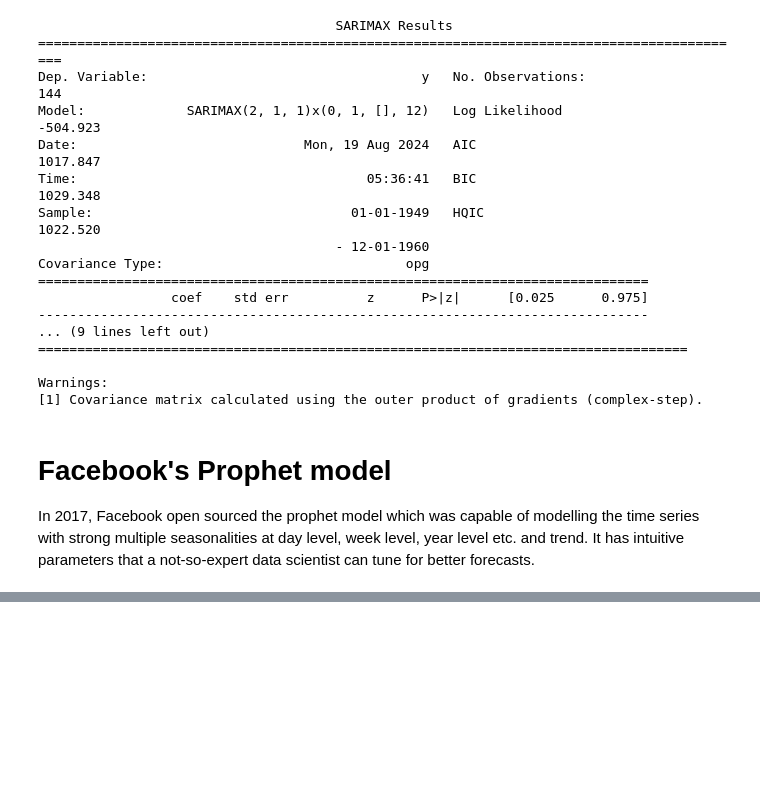
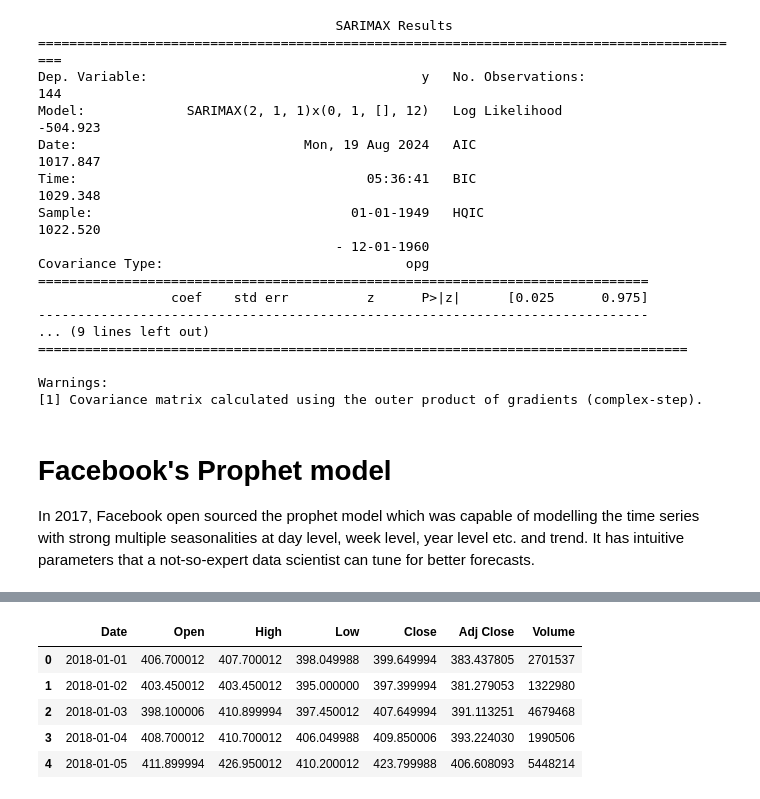
Before and after one commit to KOWSALYAAARU/test_app, a Jupyter notebook: time_series_forecasting_casestudy_1.ipynb, the cells around one changed output, grey strips where cells are left out. Cells and saved outputs as stored; diff of their text form; code cells hidden in the pictures; blank space fills up the shorter version.

```diff
--- a/time_series_forecasting_casestudy_1.ipynb
+++ b/time_series_forecasting_casestudy_1.ipynb
@@ -579,0 +643,10 @@ In 2017, Facebook open sourced the prophet model which was capable of modelling
+# %%
+df = pd.read_csv('ADANIPORTS.NS.csv') ## data is for Adani_ports share having opening price,highest price , lowest price,closing price,adjusted closing price and volumes traded for the adani share on that day
+df.head()
+# %% [output]
+|  | Date | Open | High | Low | Close | Adj Close | Volume |
+| 0 | 2018-01-01 | 406.700012 | 407.700012 | 398.049988 | 399.649994 | 383.437805 | 2701537 |
+| 1 | 2018-01-02 | 403.450012 | 403.450012 | 395.000000 | 397.399994 | 381.279053 | 1322980 |
+| 2 | 2018-01-03 | 398.100006 | 410.899994 | 397.450012 | 407.649994 | 391.113251 | 4679468 |
+| 3 | 2018-01-04 | 408.700012 | 410.700012 | 406.049988 | 409.850006 | 393.224030 | 1990506 |
+| 4 | 2018-01-05 | 411.899994 | 426.950012 | 410.200012 | 423.799988 | 406.608093 | 5448214 |
```
Also changed, not shown: parts of 7 cells of this notebook.
